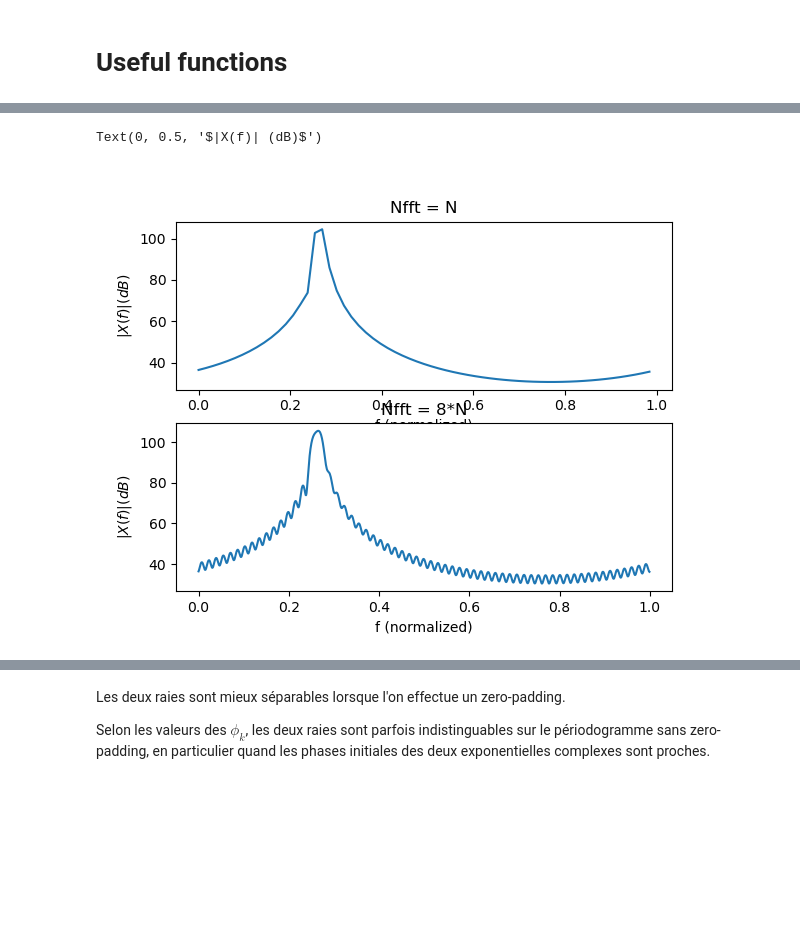
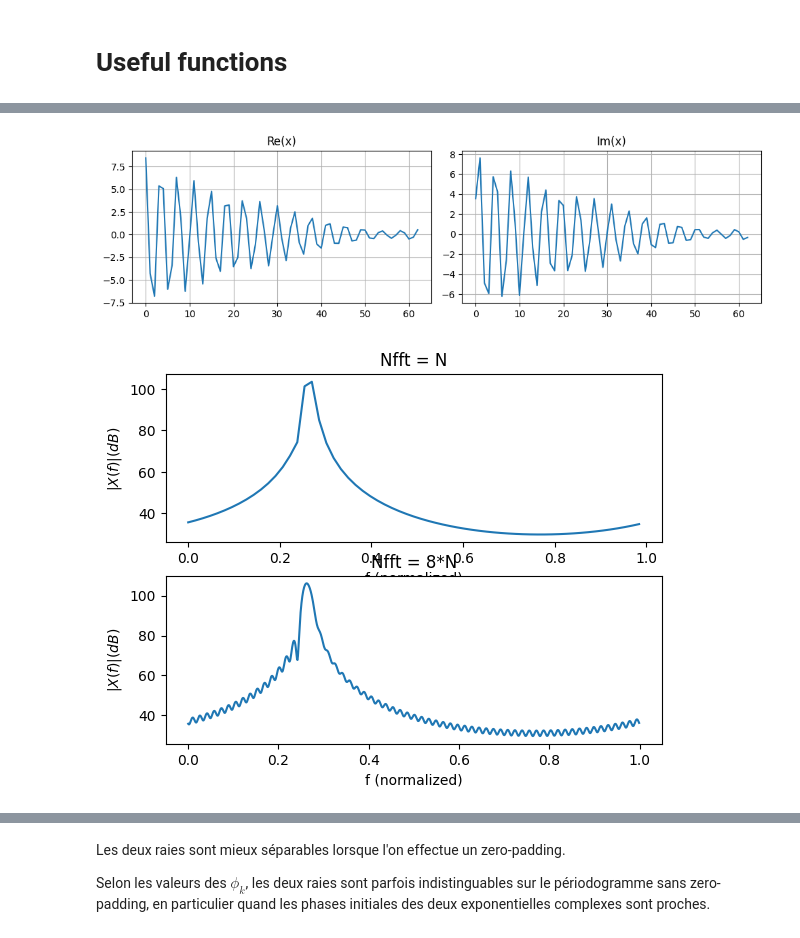
Before and after one commit to ovistetom/atiam_tsm_haute_resolution, a Jupyter notebook: template-TP-HR-paul.ipynb, the cells around one changed output, grey strips where cells are left out. Saved outputs shown, nothing was run; the diff lists cells and outputs as text; code cells hidden in the pictures; blank space fills up the shorter version.

Commit message:
Légers ajouts aux figures des sons de cloches

```diff
--- a/template-TP-HR-paul.ipynb
+++ b/template-TP-HR-paul.ipynb
@@ -109,0 +103,17 @@ plt.show()
+# %%
+fig = plt.figure(figsize=(10,3))
+
+plt.subplot(1,2,1)
+plt.plot(np.real(x))
+plt.title("Re(x)")
+plt.grid()
+
+plt.subplot(1,2,2)
+plt.plot(np.imag(x))
+plt.title("Im(x)")
+plt.grid()
+fig.tight_layout()
+
+plt.show()
+# %% [output]
+[figure, added]
@@ -110,28 +122,30 @@ plt.show()
 # %%
 Nfft = N
 X = fft(x, Nfft)
 f = np.linspace(0, 1, Nfft, endpoint=False)
 
 
 Nfft_zero_padding = 1024
 X_zero_padding = fft(x, Nfft_zero_padding)
 f_zero_padding = np.linspace(0, 1, Nfft_zero_padding, endpoint=False)
 
 plt.figure()
 plt.subplot(2,1,1)
 plt.title('Nfft = N')
 plt.plot(f, 20*np.log(np.abs(X)))
 plt.xlabel('f (normalized)')
 plt.ylabel('$|X(f)| (dB)$')
 
 plt.subplot(2,1,2)
 plt.title('Nfft = 8*N')
 plt.plot(f_zero_padding, 20*np.log(np.abs(X_zero_padding)))
 plt.xlabel('f (normalized)')
 plt.ylabel('$|X(f)| (dB)$')
+
+fig.tight_layout()
+plt.show()
 # %% [output]
-Text(0, 0.5, '$|X(f)| (dB)$')
-[figure, old version]
+[figure, new version]
 # %%
 phi
 # %% [output]
```
Also changed, not shown: parts of 21 cells of this notebook, 1 other file.
